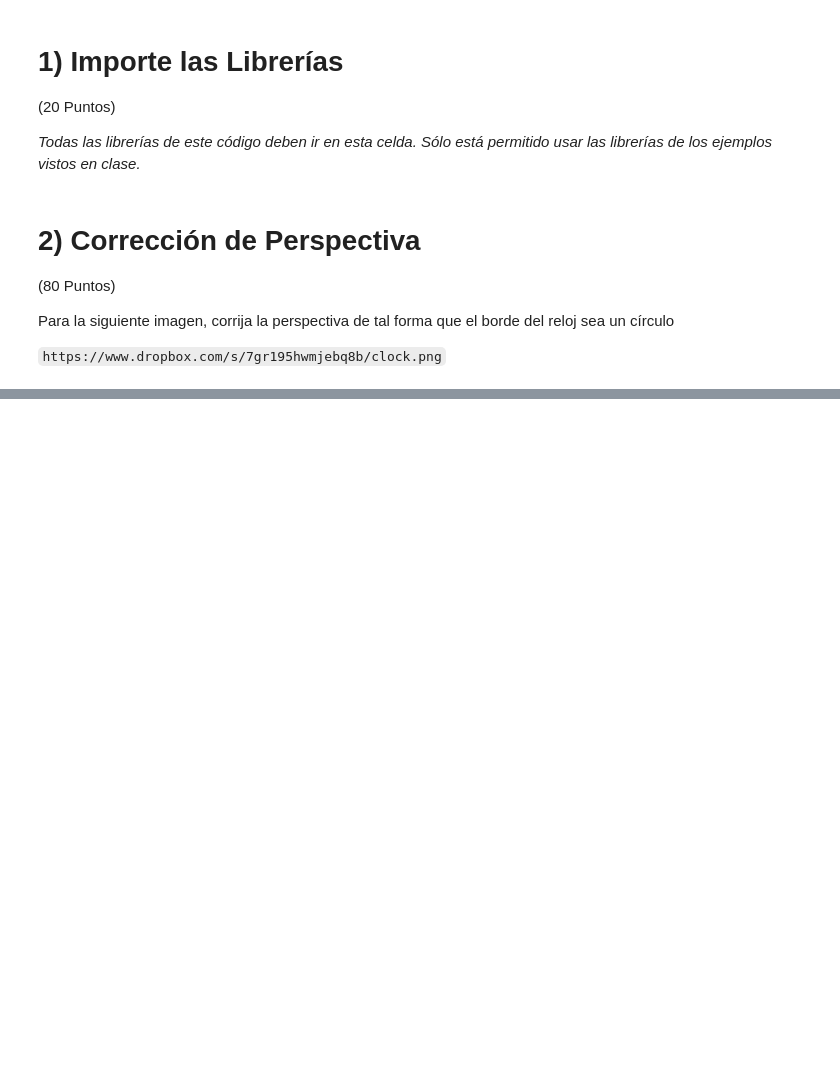
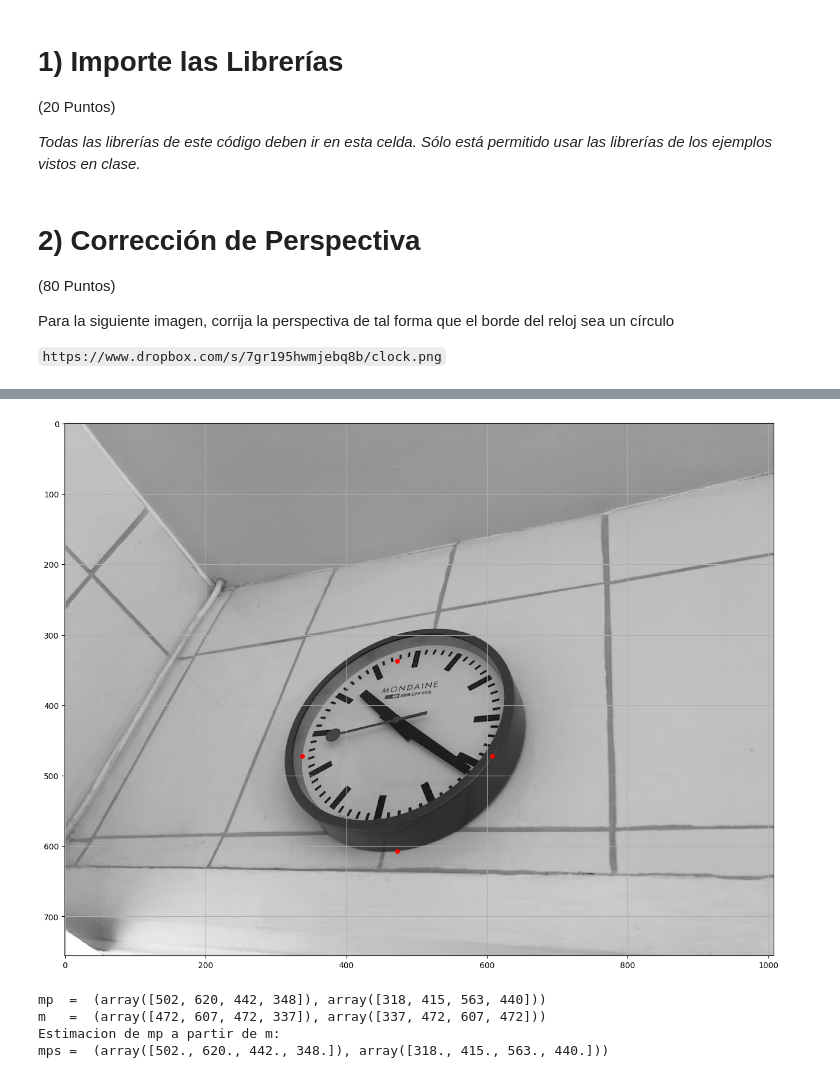
Before and after one commit to G2JL/Computer_Vision, a Jupyter notebook: A02_1902172.ipynb, the cells around one changed output, grey strips where cells are left out. Drawn from its saved outputs; the diff is of its cells as text; code cells hidden in the pictures; blank space fills up the shorter version.

```diff
--- a/A02_1902172.ipynb
+++ b/A02_1902172.ipynb
@@ -54,9 +99,18 @@ yp = np.array([])  # buscadas manualmente
 # %%
 # Coordenadas ideales del reloj, pertenecen a un circulo de radio r centrado en (q,q)
-q =
-r =
+q = 472
+r = 135
 x = np.array([q,q+r,q,q-r])
 y = np.array([q-r,q,q+r,q])
+
+plt.figure(figsize=(18,12))
+plt.imshow(Clock_img,cmap='gray')
+#plt.plot(x, y,c='b')
+plt.scatter(x, y, s=25,c='r')
+plt.grid(True)
+plt.show()
+# %% [output]
+[figure, added]
 # %%
 # Estimation of H: mp = H*m
 
@@ -76,11 +130,21 @@ def homography_matrix(m,mp):
   return H
 # %%
 # Despliegue los vctores de los puntos de x y de xp
+print('mp  = ', (xp,yp))
+print('m   = ', (x,y))
 
 #  Realize la estimacion de mp a partir de m
-
+mm = np.vstack([x, y, np.array([1, 1, 1, 1])])
+H2 = homography_matrix((x,y),(xp,yp))
+mmp = np.dot(H2,mm)
+mmp = mmp/mmp[-1,:]
 
 print('Estimacion de mp a partir de m:')
 print('mps = ', (mmp[0,:],mmp[1,:]))
+# %% [output]
+mp  =  (array([502, 620, 442, 348]), array([318, 415, 563, 440]))
+m   =  (array([472, 607, 472, 337]), array([337, 472, 607, 472]))
+Estimacion de mp a partir de m:
+mps =  (array([502., 620., 442., 348.]), array([318., 415., 563., 440.]))
 # %%
 def homography(X,H):
```
Also changed, not shown: parts of 7 cells of this notebook.
